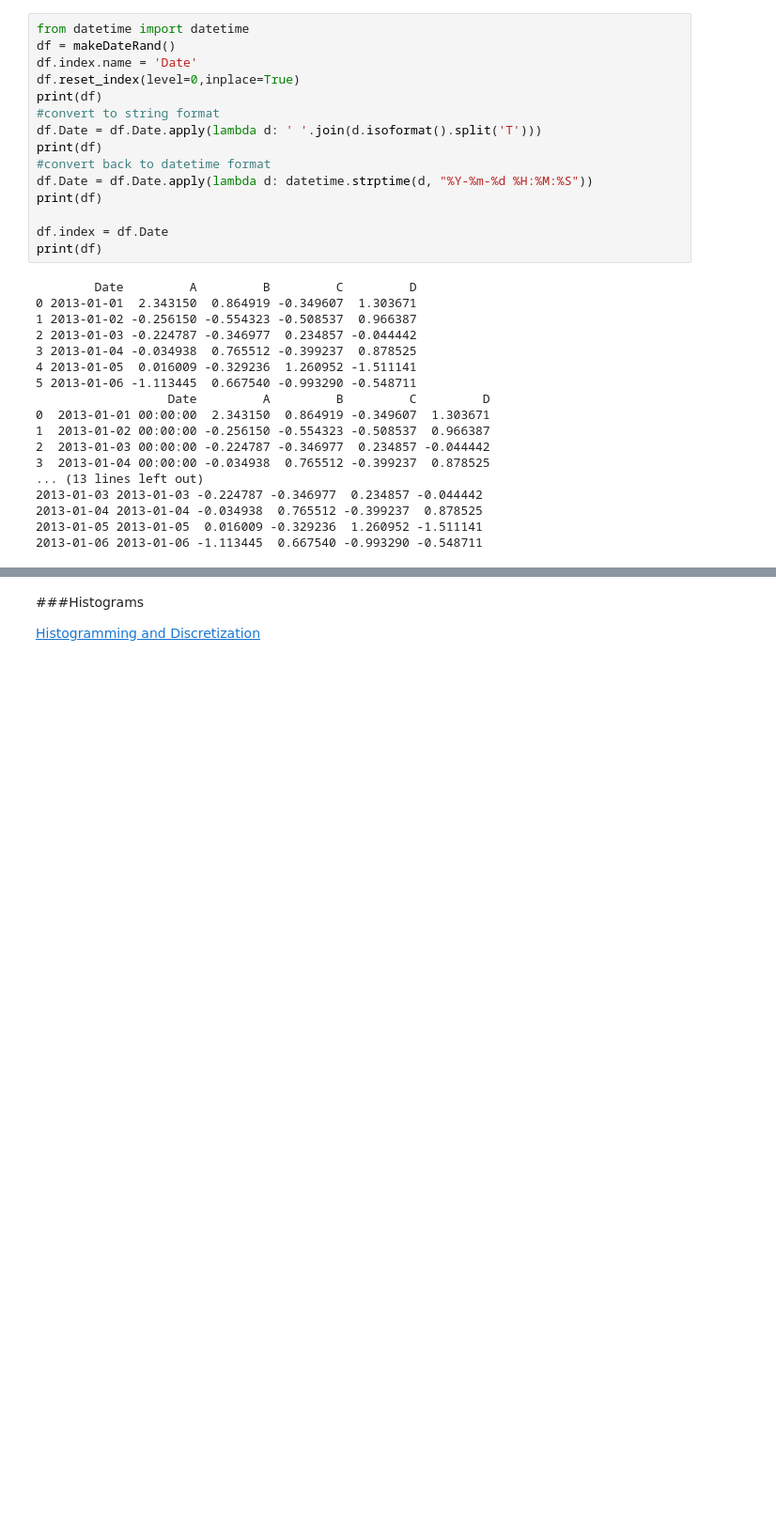
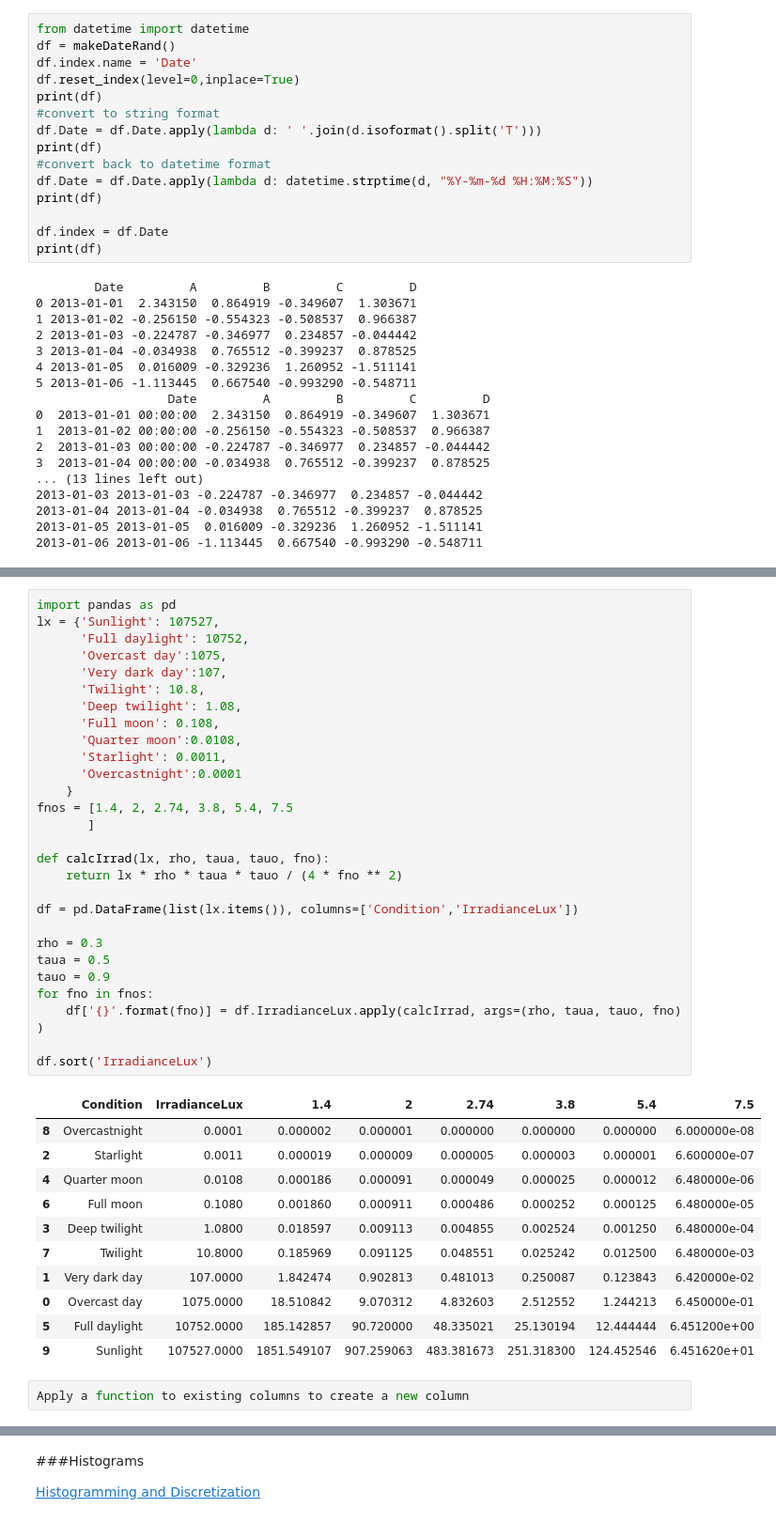
Before and after one commit to NelisW/PythonNotesToSelf, a Jupyter notebook: PandasCheatSheet.ipynb, the cells around one changed output, grey strips where cells are left out. Shown at 94% size. Cells and saved outputs as stored; diff of their text form; blank space fills up the shorter version.

```diff
--- a/PandasCheatSheet.ipynb
+++ b/PandasCheatSheet.ipynb
@@ -2060,0 +2073,42 @@ print(df)
+# %%
+import pandas as pd
+lx = {'Sunlight': 107527,
+      'Full daylight': 10752,
+      'Overcast day':1075,
+      'Very dark day':107,
+      'Twilight': 10.8,
+      'Deep twilight': 1.08,
+      'Full moon': 0.108,
+      'Quarter moon':0.0108,
+      'Starlight': 0.0011,
+      'Overcastnight':0.0001
+    }
+fnos = [1.4, 2, 2.74, 3.8, 5.4, 7.5
+       ]
+
+def calcIrrad(lx, rho, taua, tauo, fno):
+    return lx * rho * taua * tauo / (4 * fno ** 2)
+
+df = pd.DataFrame(list(lx.items()), columns=['Condition','IrradianceLux'])
+
+rho = 0.3
+taua = 0.5
+tauo = 0.9
+for fno in fnos:
+    df['{}'.format(fno)] = df.IrradianceLux.apply(calcIrrad, args=(rho, taua, tauo, fno) )
+
+df.sort('IrradianceLux')
+# %% [output]
+|  | Condition | IrradianceLux | 1.4 | 2 | 2.74 | 3.8 | 5.4 | 7.5 |
+| 8 | Overcastnight | 0.0001 | 0.000002 | 0.000001 | 0.000000 | 0.000000 | 0.000000 | 6.000000e-08 |
+| 2 | Starlight | 0.0011 | 0.000019 | 0.000009 | 0.000005 | 0.000003 | 0.000001 | 6.600000e-07 |
+| 4 | Quarter moon | 0.0108 | 0.000186 | 0.000091 | 0.000049 | 0.000025 | 0.000012 | 6.480000e-06 |
+| 6 | Full moon | 0.1080 | 0.001860 | 0.000911 | 0.000486 | 0.000252 | 0.000125 | 6.480000e-05 |
+| 3 | Deep twilight | 1.0800 | 0.018597 | 0.009113 | 0.004855 | 0.002524 | 0.001250 | 6.480000e-04 |
+| 7 | Twilight | 10.8000 | 0.185969 | 0.091125 | 0.048551 | 0.025242 | 0.012500 | 6.480000e-03 |
+| 1 | Very dark day | 107.0000 | 1.842474 | 0.902813 | 0.481013 | 0.250087 | 0.123843 | 6.420000e-02 |
+| 0 | Overcast day | 1075.0000 | 18.510842 | 9.070312 | 4.832603 | 2.512552 | 1.244213 | 6.450000e-01 |
+| 5 | Full daylight | 10752.0000 | 185.142857 | 90.720000 | 48.335021 | 25.130194 | 12.444444 | 6.451200e+00 |
+| 9 | Sunlight | 107527.0000 | 1851.549107 | 907.259063 | 483.381673 | 251.318300 | 124.452546 | 6.451620e+01 |
+# %%
+Apply a function to existing columns to create a new column
```
Also changed, not shown: parts of 10 cells of this notebook, 8 other files.
